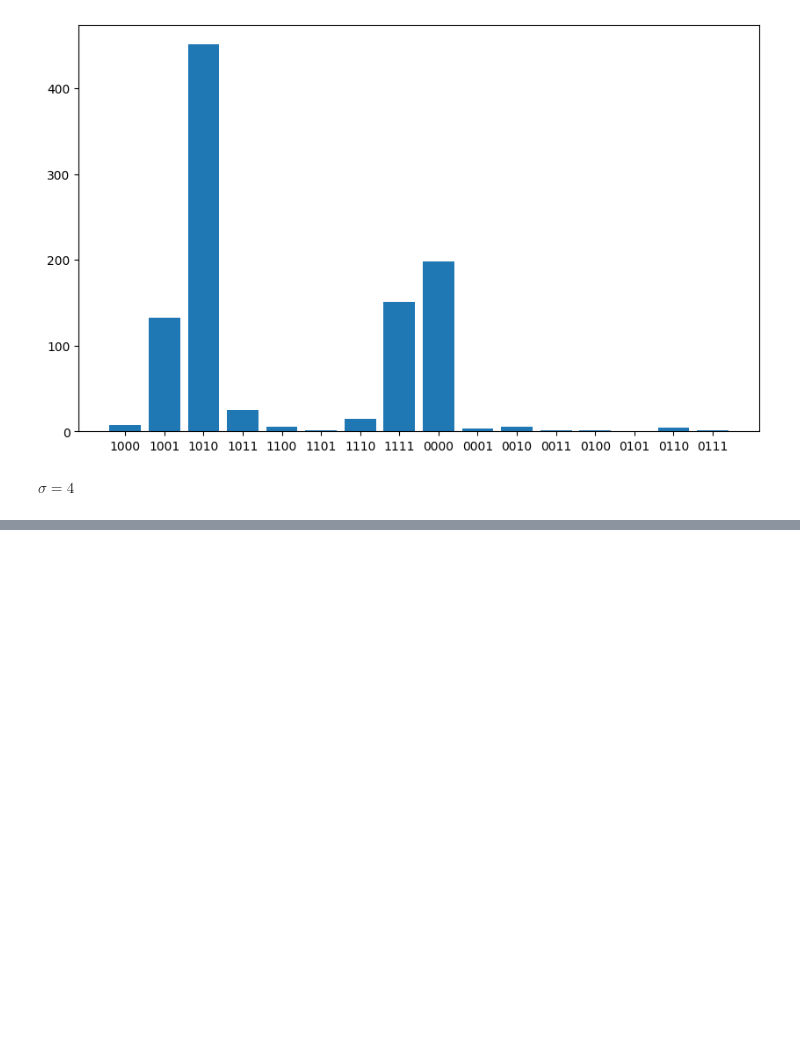
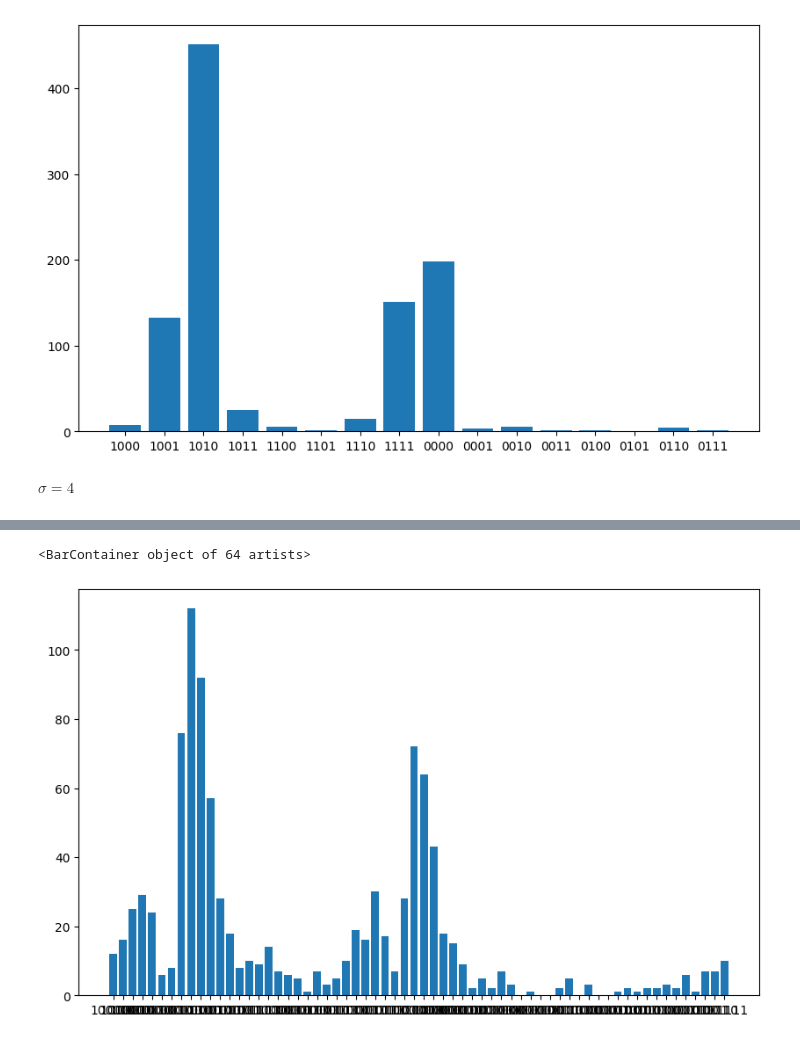
Before and after one commit to tembence/QuantumFurnace.jl, a Jupyter notebook: gauss.ipynb, the cells around one changed output, grey strips where cells are left out. Cells and saved outputs as stored; diff of their text form; code cells hidden in the pictures; blank space fills up the shorter version.

```diff
--- a/gauss.ipynb
+++ b/gauss.ipynb
@@ -155,0 +173,10 @@ $\sigma = 4$
+# %%
+num_energy_bits = 6
+counts = {'101000': 112, '101001': 92, '100111': 76, '111111': 72, '000000': 64, '101010': 57, '000001': 43, '111011': 30, '100011': 29, '111110': 28, '101011': 28, '100010': 25, '100100': 24, '111001': 19, '101100': 18, '000010': 18, '111100': 17, '100001': 16, '111010': 16, '000011': 15, '110000': 14, '100000': 12, '101110': 10, '011111': 10, '111000': 10, '000100': 9, '101111': 9, '101101': 8, '100110': 8, '110001': 7, '011101': 7, '011110': 7, '111101': 7, '001000': 7, '110101': 7, '011011': 6, '110010': 6, '100101': 6, '000110': 5, '110011': 5, '110111': 5, '001111': 5, '010001': 3, '001001': 3, '011001': 3, '110110': 3, '001110': 2, '011000': 2, '000111': 2, '010101': 2, '010111': 2, '000101': 2, '011010': 2, '110100': 1, '010100': 1, '010110': 1, '001011': 1, '011100': 1}
+counts_ordered = signed_order_counts(counts, num_energy_bits)
+plt.figure(figsize=(10,6))
+plt.bar(counts_ordered.keys(), counts_ordered.values())
+#* sigma = 4
+# %% [output]
+<BarContainer object of 64 artists>
+[figure, added]
```
Also changed, not shown: parts of 7 cells of this notebook, 2 other files.
